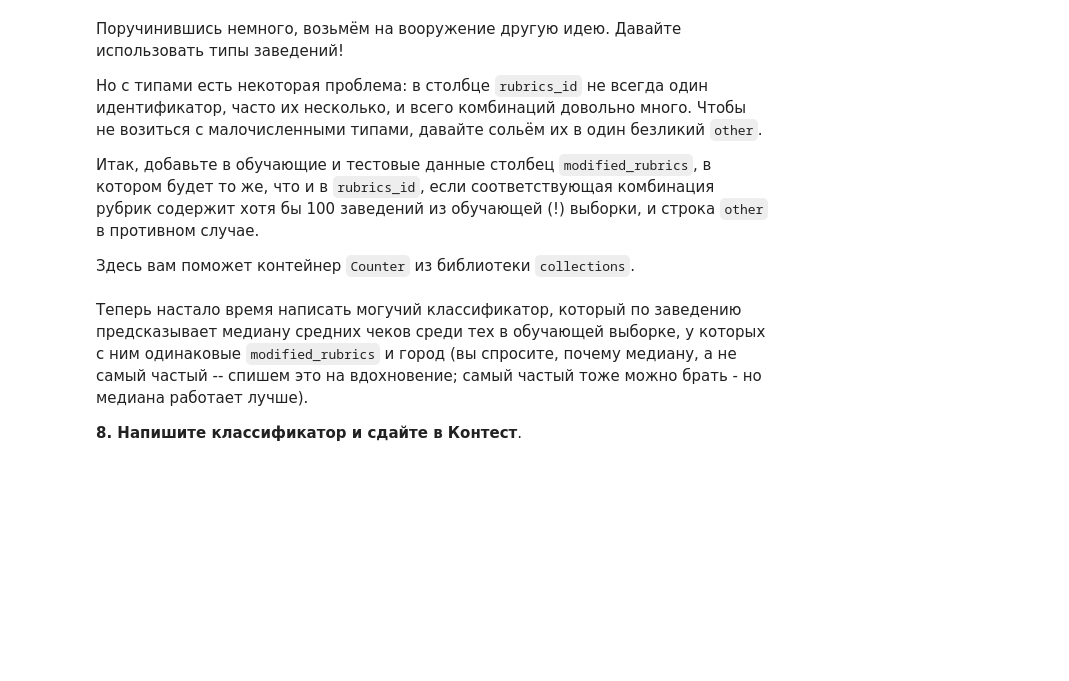
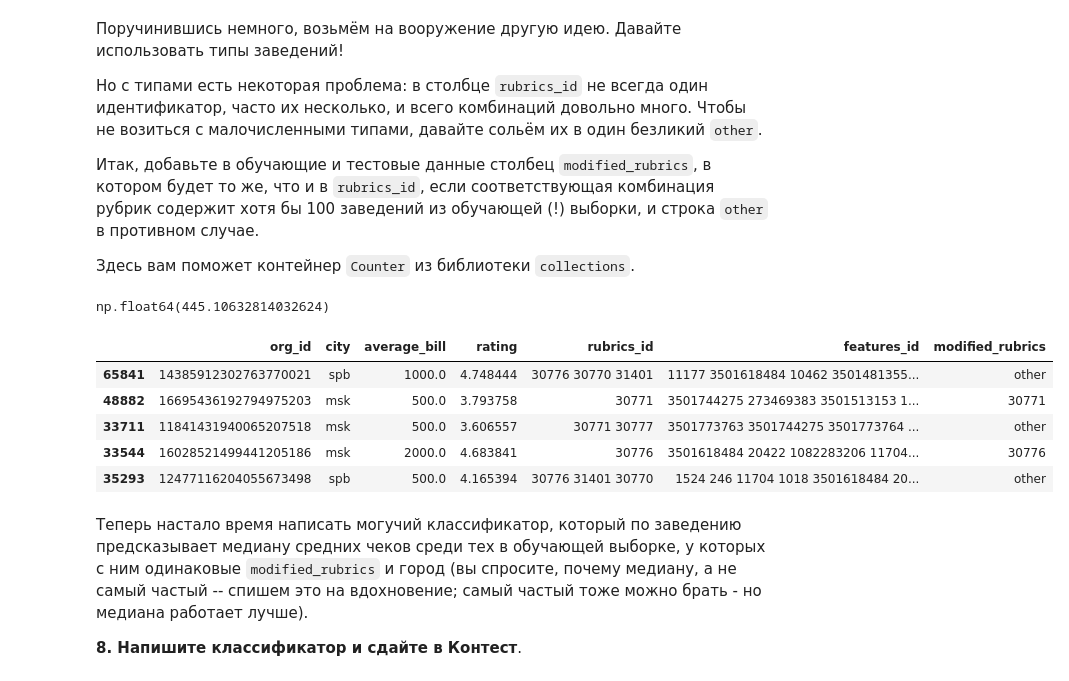
Before and after one commit to rodionpotapov/trening, a Jupyter notebook: ml/handbook/autohw_intro_ML_92e1d33a4d.ipynb, the cells around one changed output. Drawn from its saved outputs; the diff is of its cells as text; code cells hidden in the pictures; blank space fills up the shorter version.

```diff
--- a/ml/handbook/autohw_intro_ML_92e1d33a4d.ipynb
+++ b/ml/handbook/autohw_intro_ML_92e1d33a4d.ipynb
@@ -230,7 +231,8 @@ dtype: int64
 
 Дальше мы будем работать с очищенными данными.
 # %%
-data = data[(data['average_bill'].notna()) & (data['average_bill']) <= 2500]
+mask = data['average_bill'].notna() & (data['average_bill'] <= 2500)
+data = data[mask]
 # %% [markdown]
 **4. Посчитайте и введите в Контест разность между средними арифметическими average_bill в кафе Москвы и Санкт-Петербурга. Округлите ответ до целого.**
 
@@ -321,7 +323,7 @@ np.float64(1347.0483840836914)
 **Обратите внимание**, что если вы побьёте выборку на train и test по-другому, ваши результаты могут не зайти в контест.
 # %%
 clean_data_train, clean_data_test = train_test_split(
-    clean_data, stratify=clean_data['average_bill'], test_size=0.33, random_state=42)
+    data, stratify=data['average_bill'], test_size=0.33, random_state=42)
 # %% [markdown]
 Теперь нам нужен **бейзлайн** - очень простая модель, с которой мы в дальнейшем будем сравниваться.
 
@@ -444,3 +442,33 @@ class CityMeanRegressor(RegressorMixin):
+# %%
+lf = CityMeanRegressor()
+lf.fit(y=clean_data_train['average_bill'], X=clean_data_train)
+metric = np.sqrt(mean_squared_error(lf.predict(X=clean_data_test), clean_data_test['average_bill']))
+metric
+# %% [output]
+np.float64(445.10632814032624)
+# %%
+from collections import Counter
+
+rubric_counts = Counter(clean_data_train['rubrics_id'])
+frequent_rubrics = {
+    r for r, cnt in rubric_counts.items() if cnt >= 100
+}
+clean_data_train['modified_rubrics'] = clean_data_train['rubrics_id'].apply(
+    lambda r: r if r in frequent_rubrics else 'other'
+)
+
+clean_data_test['modified_rubrics'] = clean_data_test['rubrics_id'].apply(
+    lambda r: r if r in frequent_rubrics else 'other'
+)
+
+clean_data_test.head()
+# %% [output]
+|  | org_id | city | average_bill | rating | rubrics_id | features_id | modified_rubrics |
+| 65841 | 14385912302763770021 | spb | 1000.0 | 4.748444 | 30776 30770 31401 | 11177 3501618484 10462 3501481355... | other |
+| 48882 | 16695436192794975203 | msk | 500.0 | 3.793758 | 30771 | 3501744275 273469383 3501513153 1... | 30771 |
+| 33711 | 11841431940065207518 | msk | 500.0 | 3.606557 | 30771 30777 | 3501773763 3501744275 3501773764 ... | other |
+| 33544 | 16028521499441205186 | msk | 2000.0 | 4.683841 | 30776 | 3501618484 20422 1082283206 11704... | 30776 |
+| 35293 | 12477116204055673498 | spb | 500.0 | 4.165394 | 30776 31401 30770 | 1524 246 11704 1018 3501618484 20... | other |
 # %% [markdown]
 Теперь настало время написать могучий классификатор, который по заведению предсказывает медиану средних чеков среди тех в обучающей выборке, у которых с ним одинаковые `modified_rubrics` и город (вы спросите, почему медиану, а не самый частый -- спишем это на вдохновение; самый частый тоже можно брать - но медиана работает лучше).
 
```
Also changed, not shown: parts of 13 cells of this notebook, 3 other files.
